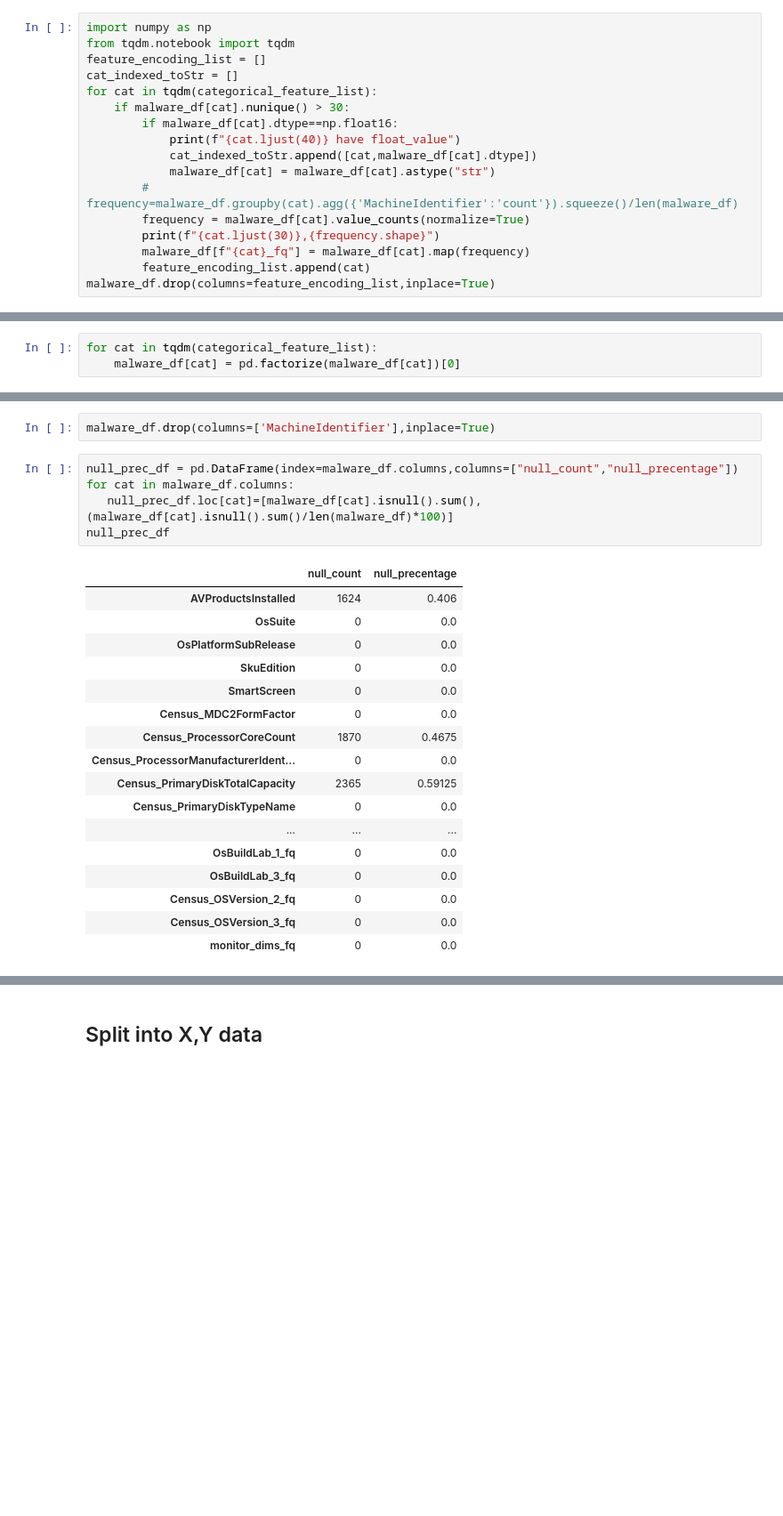
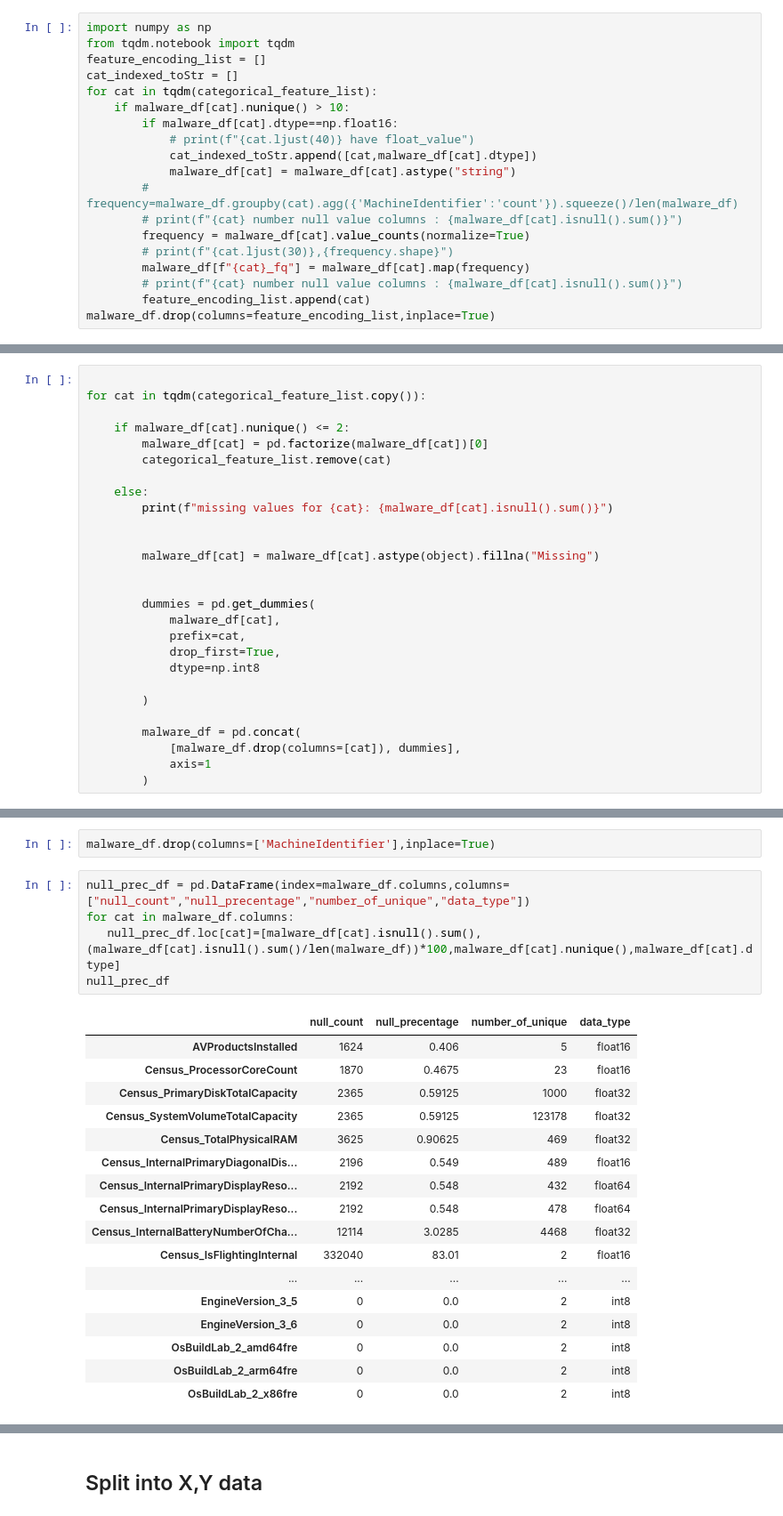
Before and after one commit to prasadPattuvamVeedu/microsoft_fraud_detection, a Jupyter notebook: microsofr_fraud_detection.ipynb, the cells around one changed output, grey strips where cells are left out. Shown at 89% size. Cells and saved outputs as stored; diff of their text form; blank space fills up the shorter version.

Commit message:
reducing number of columns by pertubation, initial done i have selected top 25 columns which resulted in data leakage

```diff
--- a/microsofr_fraud_detection.ipynb
+++ b/microsofr_fraud_detection.ipynb
@@ -1449,14 +1449,16 @@ from tqdm.notebook import tqdm
 feature_encoding_list = []
 cat_indexed_toStr = []
 for cat in tqdm(categorical_feature_list):
-    if malware_df[cat].nunique() > 30:
+    if malware_df[cat].nunique() > 10:
         if malware_df[cat].dtype==np.float16:
-            print(f"{cat.ljust(40)} have float_value")
+            # print(f"{cat.ljust(40)} have float_value")
             cat_indexed_toStr.append([cat,malware_df[cat].dtype])
-            malware_df[cat] = malware_df[cat].astype("str")
+            malware_df[cat] = malware_df[cat].astype("string")
         # frequency=malware_df.groupby(cat).agg({'MachineIdentifier':'count'}).squeeze()/len(malware_df)
+        # print(f"{cat} number null value columns : {malware_df[cat].isnull().sum()}")
         frequency = malware_df[cat].value_counts(normalize=True)
-        print(f"{cat.ljust(30)},{frequency.shape}")
+        # print(f"{cat.ljust(30)},{frequency.shape}")
         malware_df[f"{cat}_fq"] = malware_df[cat].map(frequency)
+        # print(f"{cat} number null value columns : {malware_df[cat].isnull().sum()}")
         feature_encoding_list.append(cat)
 malware_df.drop(columns=feature_encoding_list,inplace=True)
@@ -1514,5 +1500,29 @@ categorical_feature_list
 # %% [markdown]
 <h2>LABEL ENCODING</h2>
 # %%
-for cat in tqdm(categorical_feature_list):
-    malware_df[cat] = pd.factorize(malware_df[cat])[0]
+
+for cat in tqdm(categorical_feature_list.copy()):
+
+    if malware_df[cat].nunique() <= 2:
+        malware_df[cat] = pd.factorize(malware_df[cat])[0]
+        categorical_feature_list.remove(cat)
+
+    else:
+        print(f"missing values for {cat}: {malware_df[cat].isnull().sum()}")
+
+
+        malware_df[cat] = malware_df[cat].astype(object).fillna("Missing")
+
+
+        dummies = pd.get_dummies(
+            malware_df[cat],
+            prefix=cat,
+            drop_first=True,
+            dtype=np.int8
+
+        )
+
+        malware_df = pd.concat(
+            [malware_df.drop(columns=[cat]), dummies],
+            axis=1
+        )
@@ -1551,25 +1578,25 @@ overflow encountered in cast
 # %%
 malware_df.drop(columns=['MachineIdentifier'],inplace=True)
 # %%
-null_prec_df = pd.DataFrame(index=malware_df.columns,columns=["null_count","null_precentage"])
+null_prec_df = pd.DataFrame(index=malware_df.columns,columns=["null_count","null_precentage","number_of_unique","data_type"])
 for cat in malware_df.columns:
-   null_prec_df.loc[cat]=[malware_df[cat].isnull().sum(),(malware_df[cat].isnull().sum()/len(malware_df)*100)]
+   null_prec_df.loc[cat]=[malware_df[cat].isnull().sum(),(malware_df[cat].isnull().sum()/len(malware_df))*100,malware_df[cat].nunique(),malware_df[cat].dtype]
 null_prec_df
 # %% [output]
-|  | null_count | null_precentage |
-| AVProductsInstalled | 1624 | 0.406 |
-| OsSuite | 0 | 0.0 |
-| OsPlatformSubRelease | 0 | 0.0 |
-| SkuEdition | 0 | 0.0 |
-| SmartScreen | 0 | 0.0 |
-| Census_MDC2FormFactor | 0 | 0.0 |
-| Census_ProcessorCoreCount | 1870 | 0.4675 |
-| Census_ProcessorManufacturerIdent... | 0 | 0.0 |
-| Census_PrimaryDiskTotalCapacity | 2365 | 0.59125 |
-| Census_PrimaryDiskTypeName | 0 | 0.0 |
-| ... | ... | ... |
-| OsBuildLab_1_fq | 0 | 0.0 |
-| OsBuildLab_3_fq | 0 | 0.0 |
-| Census_OSVersion_2_fq | 0 | 0.0 |
-| Census_OSVersion_3_fq | 0 | 0.0 |
-| monitor_dims_fq | 0 | 0.0 |
+|  | null_count | null_precentage | number_of_unique | data_type |
+| AVProductsInstalled | 1624 | 0.406 | 5 | float16 |
+| Census_ProcessorCoreCount | 1870 | 0.4675 | 23 | float16 |
+| Census_PrimaryDiskTotalCapacity | 2365 | 0.59125 | 1000 | float32 |
+| Census_SystemVolumeTotalCapacity | 2365 | 0.59125 | 123178 | float32 |
+| Census_TotalPhysicalRAM | 3625 | 0.90625 | 469 | float32 |
+| Census_InternalPrimaryDiagonalDis... | 2196 | 0.549 | 489 | float16 |
+| Census_InternalPrimaryDisplayReso... | 2192 | 0.548 | 432 | float64 |
+| Census_InternalPrimaryDisplayReso... | 2192 | 0.548 | 478 | float64 |
+| Census_InternalBatteryNumberOfCha... | 12114 | 3.0285 | 4468 | float32 |
+| Census_IsFlightingInternal | 332040 | 83.01 | 2 | float16 |
+| ... | ... | ... | ... | ... |
+| EngineVersion_3_5 | 0 | 0.0 | 2 | int8 |
+| EngineVersion_3_6 | 0 | 0.0 | 2 | int8 |
+| OsBuildLab_2_amd64fre | 0 | 0.0 | 2 | int8 |
+| OsBuildLab_2_arm64fre | 0 | 0.0 | 2 | int8 |
+| OsBuildLab_2_x86fre | 0 | 0.0 | 2 | int8 |
```
Also changed, not shown: parts of 69 cells of this notebook.
